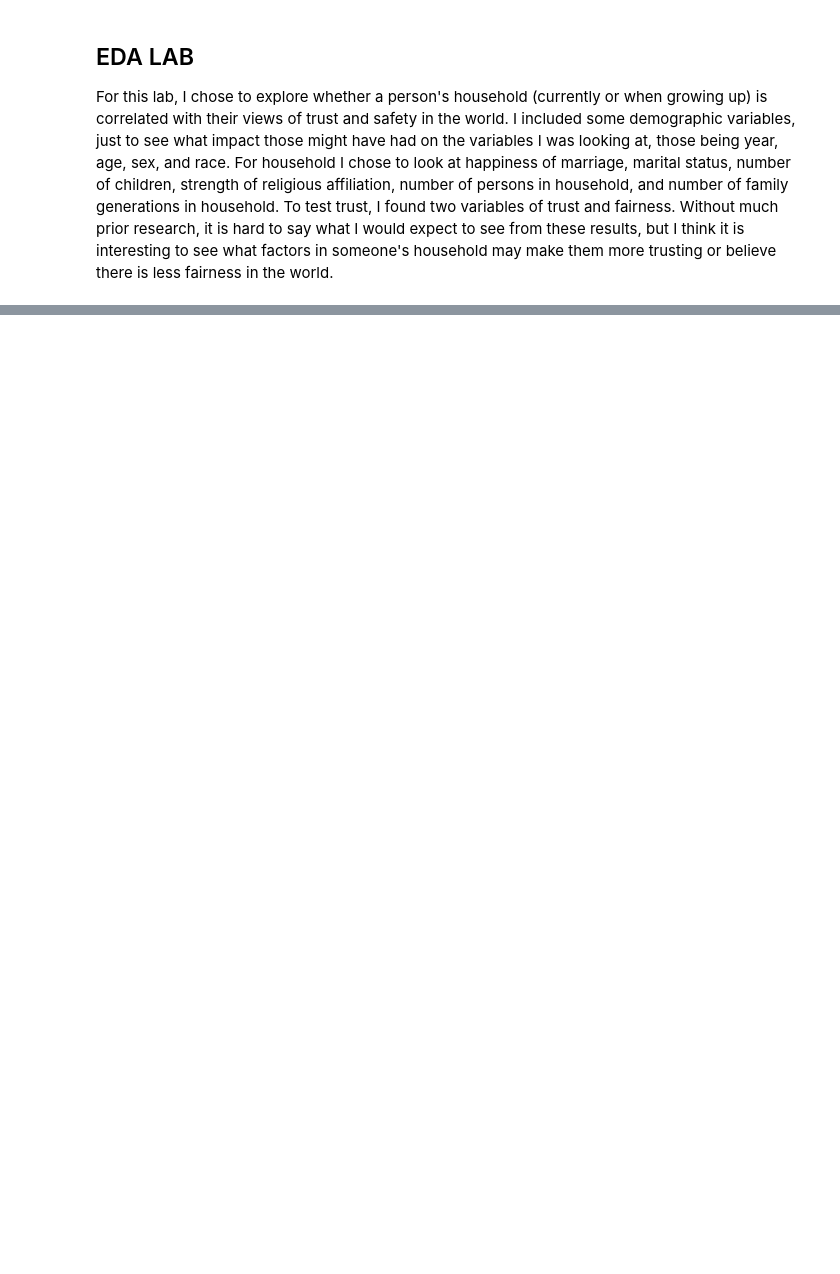
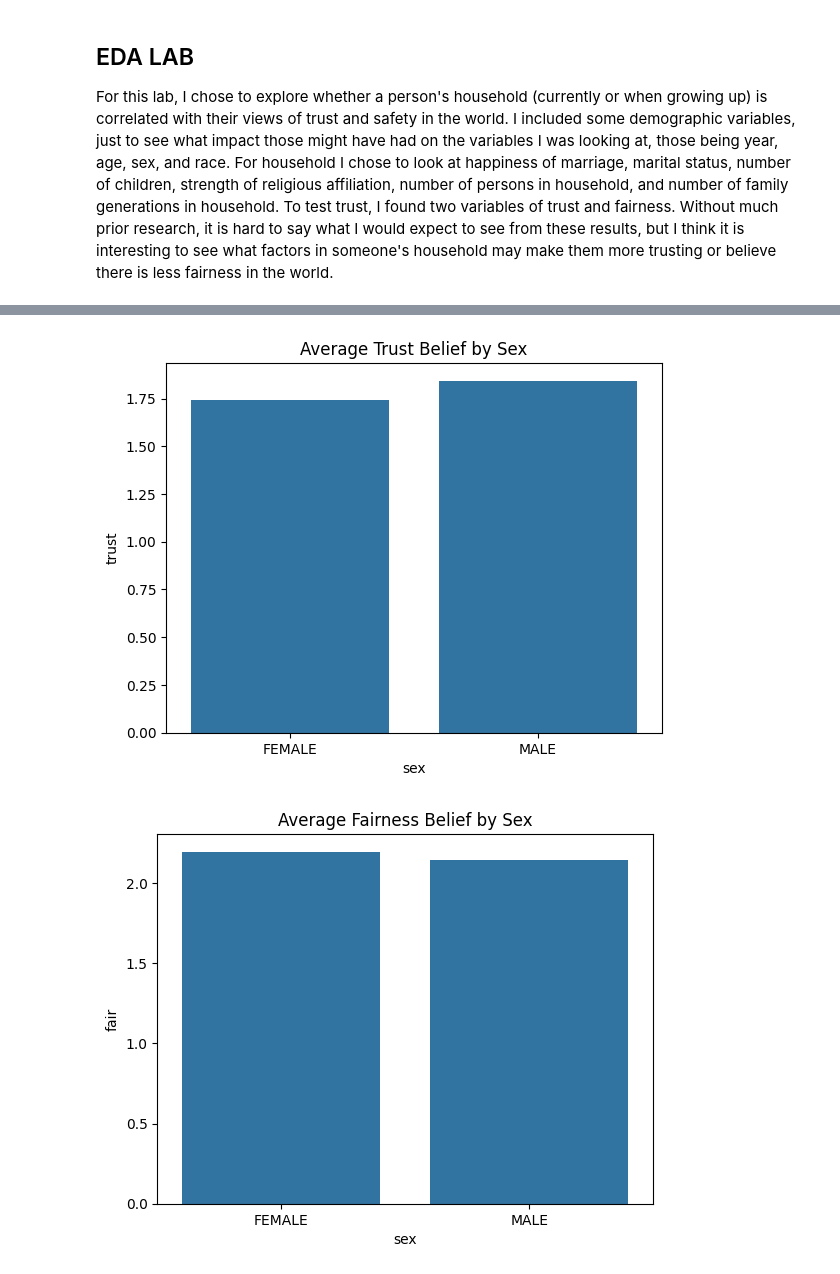
Before and after one commit to nylaup/EDA, a Jupyter notebook: lab/labwork.ipynb, the cells around one changed output, grey strips where cells are left out. Saved outputs shown, nothing was run; the diff lists cells and outputs as text; code cells hidden in the pictures; blank space fills up the shorter version.

```diff
--- a/lab/labwork.ipynb
+++ b/lab/labwork.ipynb
@@ -62,0 +86,17 @@ plt.show()
+# %%
+filtered = df[(df['sex'] == "MALE") | (df["sex"]=="FEMALE")]
+#only look at male and female responses, as there aren't enough other responses to be significant
+
+#compare the distribution of fairness and trust by sex
+trust_sex = filtered.groupby('sex')['trust'].mean().reset_index()
+plt.title("Average Trust Belief by Sex")
+sns.barplot(trust_sex, x='sex', y='trust')
+plt.show()
+
+fair_sex = filtered.groupby('sex')['fair'].mean().reset_index()
+plt.title("Average Fairness Belief by Sex")
+sns.barplot(fair_sex, x='sex', y='fair')
+plt.show()
+# %% [output]
+[figure, added]
+[figure, added]
```
Also changed, not shown: parts of 8 cells of this notebook.
